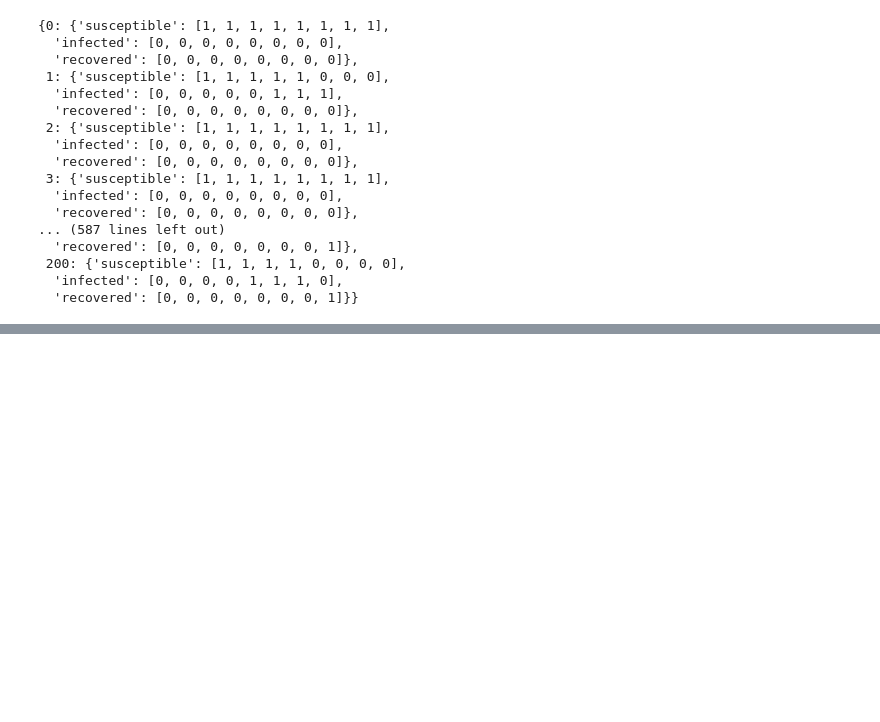
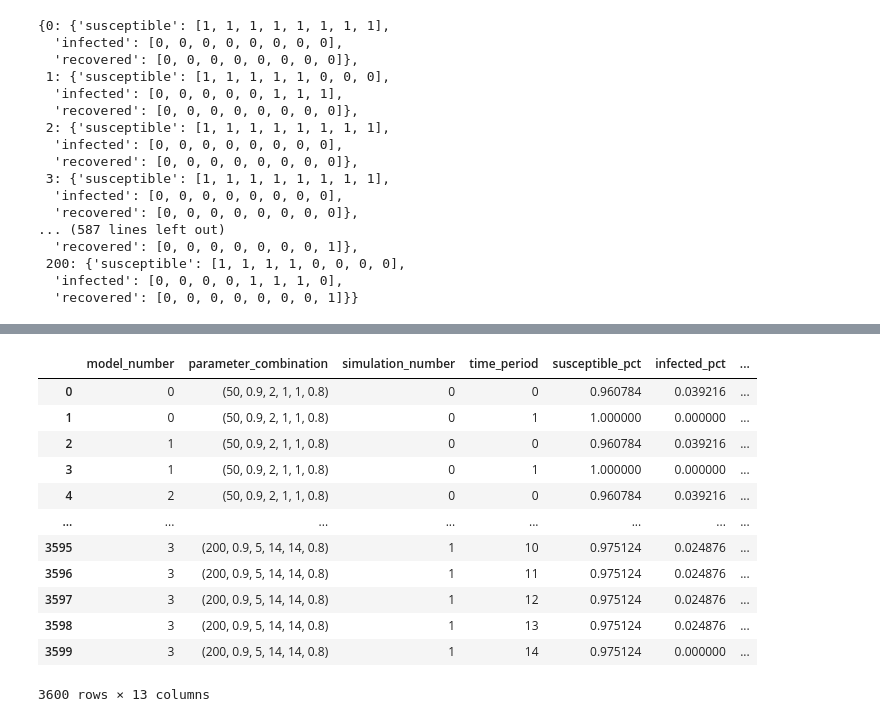
Before and after one commit to DanJar96/networks_project, a Jupyter notebook: testing_rig.ipynb, the cells around one changed output, grey strips where cells are left out. Cells and saved outputs as stored; diff of their text form; code cells hidden in the pictures; blank space fills up the shorter version.

```diff
--- a/testing_rig.ipynb
+++ b/testing_rig.ipynb
@@ -170,0 +181,16 @@ f.close()
+# %%
+df_real
+# %% [output]
+|  | model_number | parameter_combination | simulation_number | time_period | susceptible_pct | infected_pct | ... |
+| 0 | 0 | (50, 0.9, 2, 1, 1, 0.8) | 0 | 0 | 0.960784 | 0.039216 | ... |
+| 1 | 0 | (50, 0.9, 2, 1, 1, 0.8) | 0 | 1 | 1.000000 | 0.000000 | ... |
+| 2 | 1 | (50, 0.9, 2, 1, 1, 0.8) | 0 | 0 | 0.960784 | 0.039216 | ... |
+| 3 | 1 | (50, 0.9, 2, 1, 1, 0.8) | 0 | 1 | 1.000000 | 0.000000 | ... |
+| 4 | 2 | (50, 0.9, 2, 1, 1, 0.8) | 0 | 0 | 0.960784 | 0.039216 | ... |
+| ... | ... | ... | ... | ... | ... | ... | ... |
+| 3595 | 3 | (200, 0.9, 5, 14, 14, 0.8) | 1 | 10 | 0.975124 | 0.024876 | ... |
+| 3596 | 3 | (200, 0.9, 5, 14, 14, 0.8) | 1 | 11 | 0.975124 | 0.024876 | ... |
+| 3597 | 3 | (200, 0.9, 5, 14, 14, 0.8) | 1 | 12 | 0.975124 | 0.024876 | ... |
+| 3598 | 3 | (200, 0.9, 5, 14, 14, 0.8) | 1 | 13 | 0.975124 | 0.024876 | ... |
+| 3599 | 3 | (200, 0.9, 5, 14, 14, 0.8) | 1 | 14 | 0.975124 | 0.000000 | ... |
+3600 rows × 13 columns
```
Also changed, not shown: parts of 6 cells of this notebook, 1 other file.
